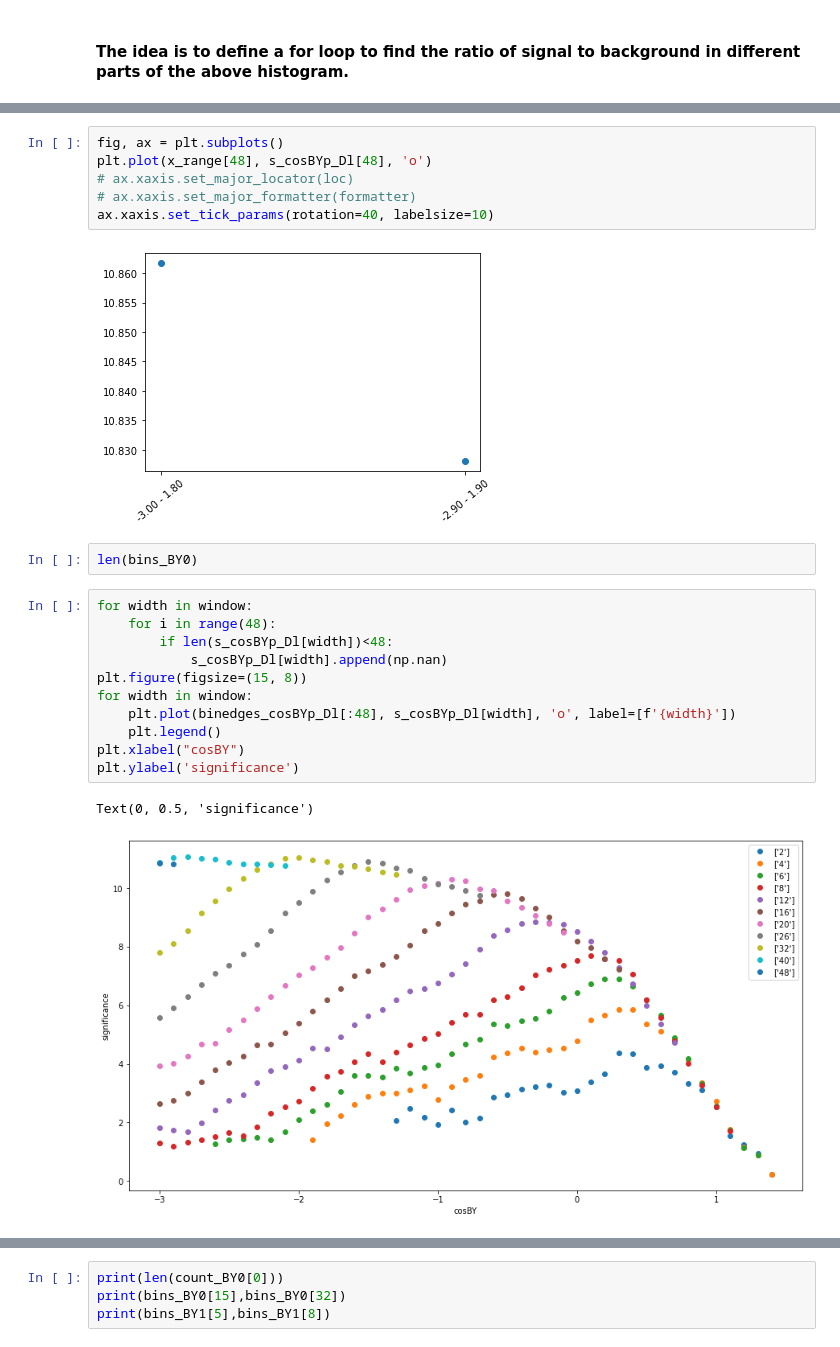
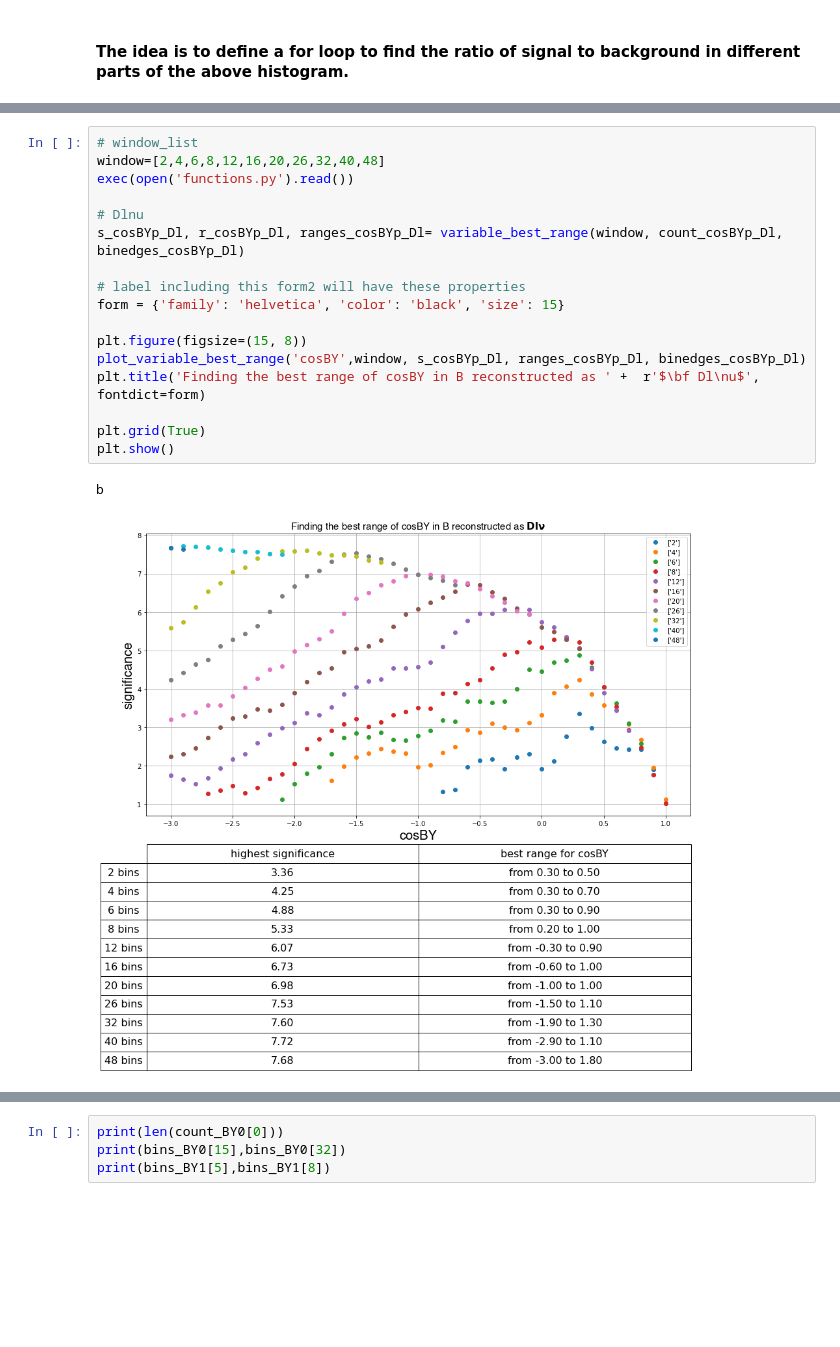
Before and after one commit to SaharGholipour/Sahar_MSc, a Jupyter notebook: mysignal_comparison.ipynb, the cells around one changed output, grey strips where cells are left out. Drawn from its saved outputs; the diff is of its cells as text; blank space fills up the shorter version.

```diff
--- a/mysignal_comparison.ipynb
+++ b/mysignal_comparison.ipynb
@@ -606,24 +405,20 @@ len(x_range[2])
-# %%
-fig, ax = plt.subplots()
-plt.plot(x_range[48], s_cosBYp_Dl[48], 'o')
-# ax.xaxis.set_major_locator(loc)
-# ax.xaxis.set_major_formatter(formatter)
-ax.xaxis.set_tick_params(rotation=40, labelsize=10)
-# %% [output]
-[figure, removed]
-# %%
-len(bins_BY0)
-# %%
-for width in window:
-    for i in range(48):
-        if len(s_cosBYp_Dl[width])<48:
-            s_cosBYp_Dl[width].append(np.nan)
-plt.figure(figsize=(15, 8))
-for width in window:
-    plt.plot(binedges_cosBYp_Dl[:48], s_cosBYp_Dl[width], 'o', label=[f'{width}'])
-    plt.legend()
-plt.xlabel("cosBY")
-plt.ylabel('significance')
-# %% [output]
-Text(0, 0.5, 'significance')
-[figure, removed]
+# %%
+# window_list
+window=[2,4,6,8,12,16,20,26,32,40,48]
+exec(open('functions.py').read())
+
+# Dlnu
+s_cosBYp_Dl, r_cosBYp_Dl, ranges_cosBYp_Dl= variable_best_range(window, count_cosBYp_Dl, binedges_cosBYp_Dl)
+
+# label including this form2 will have these properties
+form = {'family': 'helvetica', 'color': 'black', 'size': 15}
+
+plt.figure(figsize=(15, 8))
+plot_variable_best_range('cosBY',window, s_cosBYp_Dl, ranges_cosBYp_Dl, binedges_cosBYp_Dl)
+plt.title('Finding the best range of cosBY in B reconstructed as ' +  r'$\bf Dl\nu$', fontdict=form)
+
+plt.grid(True)
+plt.show()
+# %% [output]
+b
+[figure, added]
```
Also changed, not shown: parts of 35 cells of this notebook, 1 other file.
